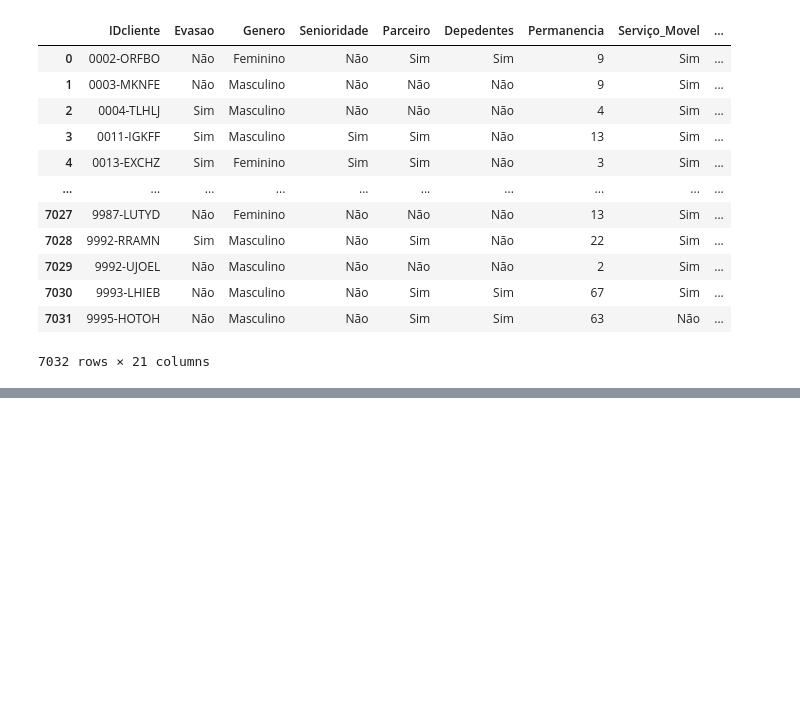
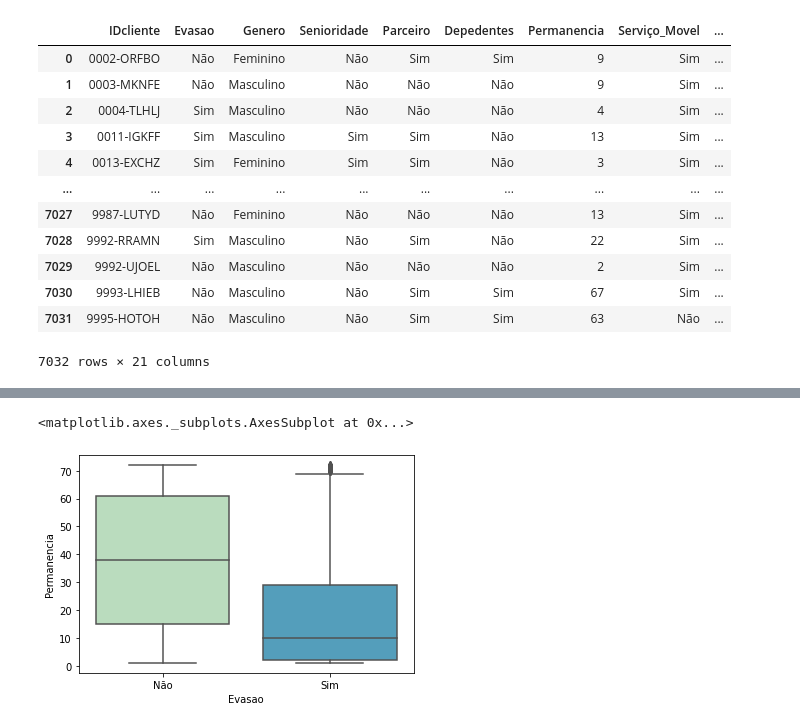
Before and after one commit to VinnyRosa/Alura-Challenge-DS, a Jupyter notebook: Projeto_Alura_Challenge_parte2.ipynb, the cells around one changed output, grey strips where cells are left out. Cells and saved outputs as stored; diff of their text form; code cells hidden in the pictures; blank space fills up the shorter version.

```diff
--- a/Projeto_Alura_Challenge_parte2.ipynb
+++ b/Projeto_Alura_Challenge_parte2.ipynb
@@ -348,0 +40,5 @@ ax.xaxis.set_visible(False)
+# %%
+sns.boxplot(x='Evasao', y='Permanencia', data=dataset, palette='GnBu')
+# %% [output]
+<matplotlib.axes._subplots.AxesSubplot at 0x...>
+[figure, added]
```
Also changed, not shown: parts of 47 cells of this notebook.
